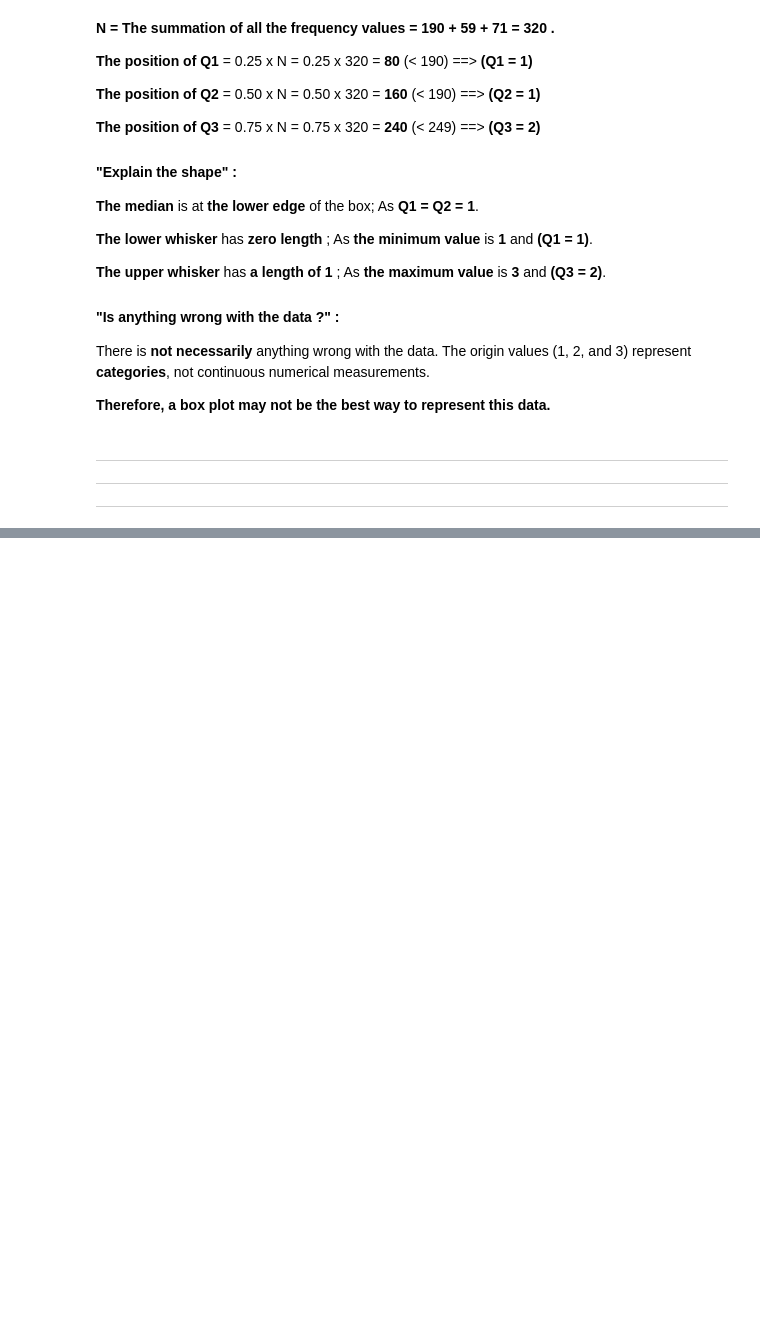
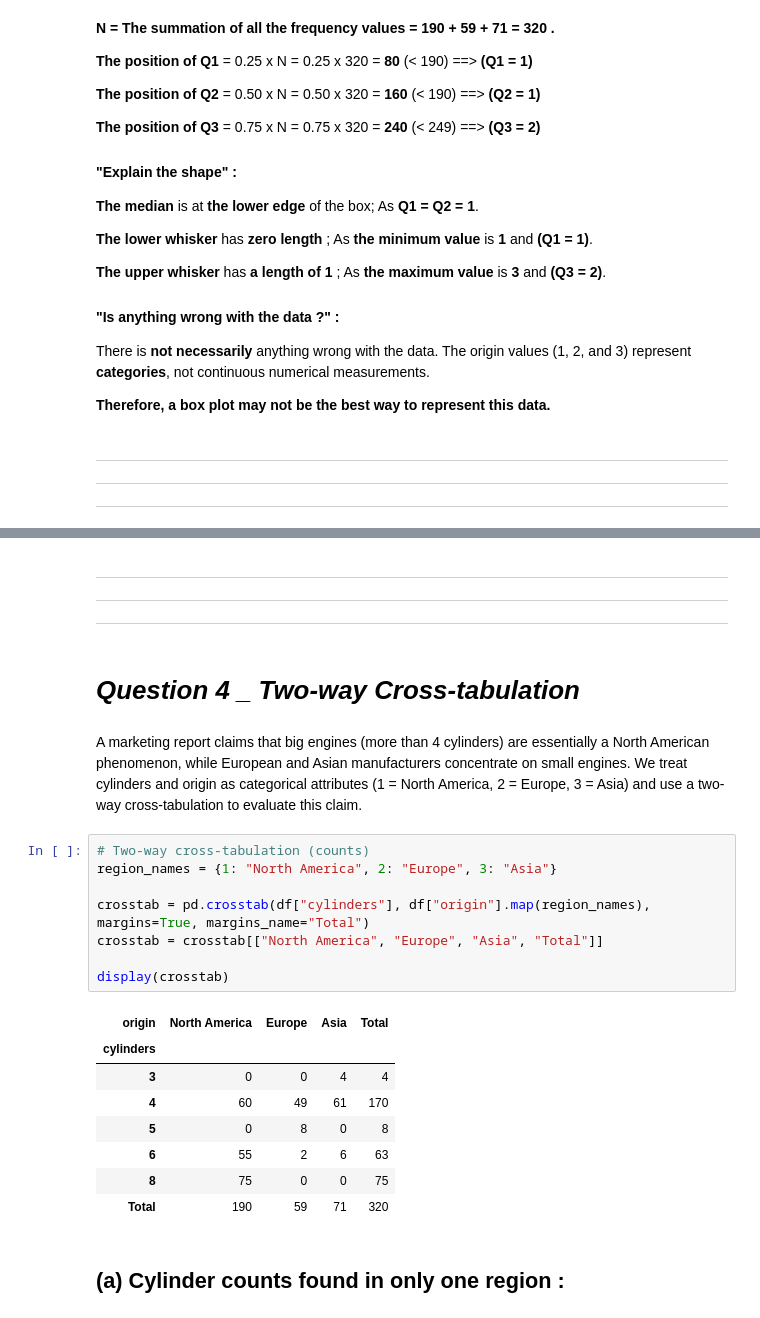
Before and after one commit to haneenaymanmo/Learning-from-data, a Jupyter notebook: Assignment_1_(LFD).ipynb, the cells around one changed output, grey strips where cells are left out. Saved outputs shown, nothing was run; the diff lists cells and outputs as text; blank space fills up the shorter version.

```diff
--- a/Assignment_1_(LFD).ipynb
+++ b/Assignment_1_(LFD).ipynb
@@ -510,0 +587,30 @@ There is **not necessarily** anything wrong with the data. The origin values (1,
+# %% [markdown]
+
+---
+
+---
+
+---
+# %% [markdown]
+# ***Question 4 _ Two-way Cross-tabulation***
+# %% [markdown]
+A marketing report claims that big engines (more than 4 cylinders) are essentially a North American phenomenon, while European and Asian manufacturers concentrate on small engines. We treat cylinders and origin as categorical attributes (1 = North America, 2 = Europe, 3 = Asia) and use a two-way cross-tabulation to evaluate this claim.
+# %%
+# Two-way cross-tabulation (counts)
+region_names = {1: "North America", 2: "Europe", 3: "Asia"}
+
+crosstab = pd.crosstab(df["cylinders"], df["origin"].map(region_names), margins=True, margins_name="Total")
+crosstab = crosstab[["North America", "Europe", "Asia", "Total"]]
+
+display(crosstab)
+# %% [output]
+| origin | North America | Europe | Asia | Total |
+| cylinders |  |  |  |  |
+| 3 | 0 | 0 | 4 | 4 |
+| 4 | 60 | 49 | 61 | 170 |
+| 5 | 0 | 8 | 0 | 8 |
+| 6 | 55 | 2 | 6 | 63 |
+| 8 | 75 | 0 | 0 | 75 |
+| Total | 190 | 59 | 71 | 320 |
+# %% [markdown]
+## **(a) Cylinder counts found in only one region :**
```
Also changed, not shown: parts of 30 cells of this notebook.
